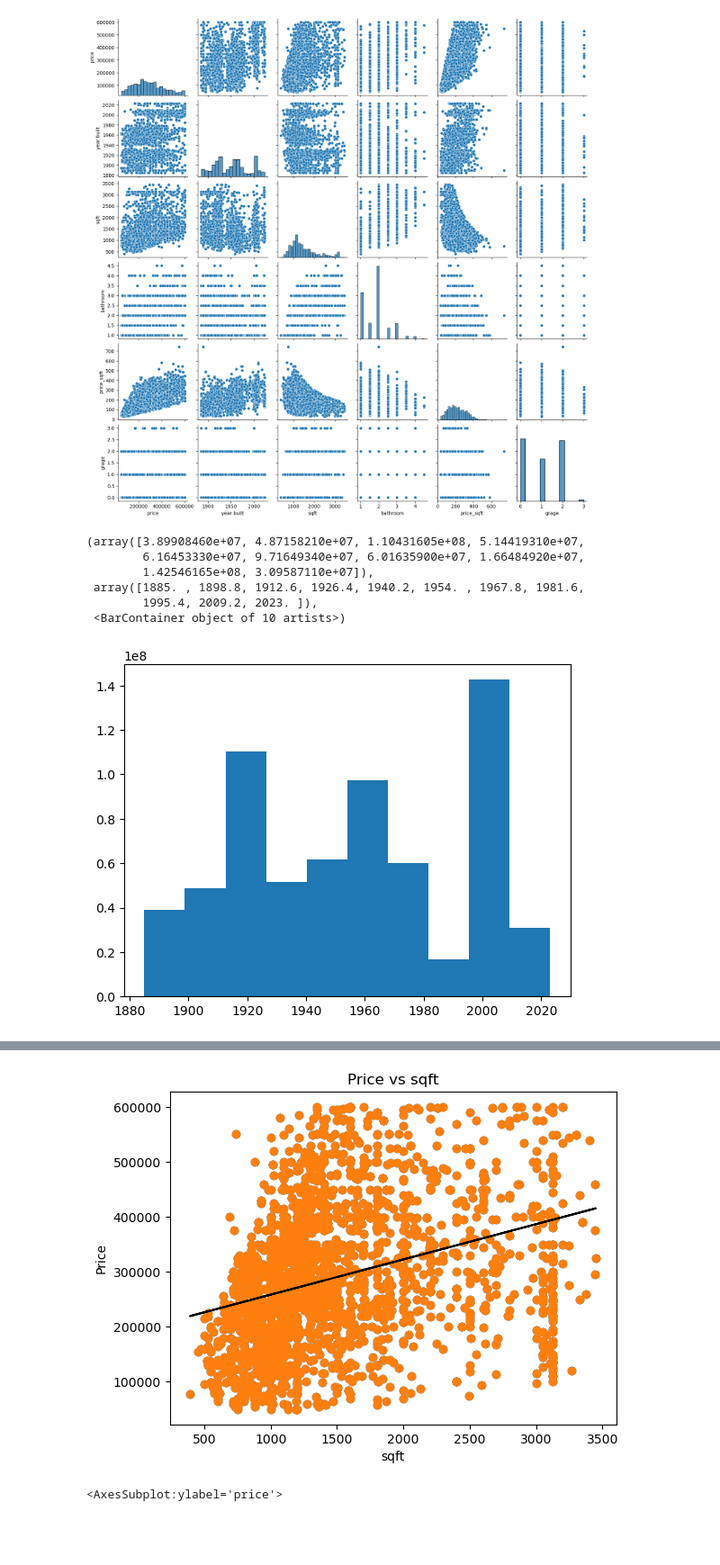
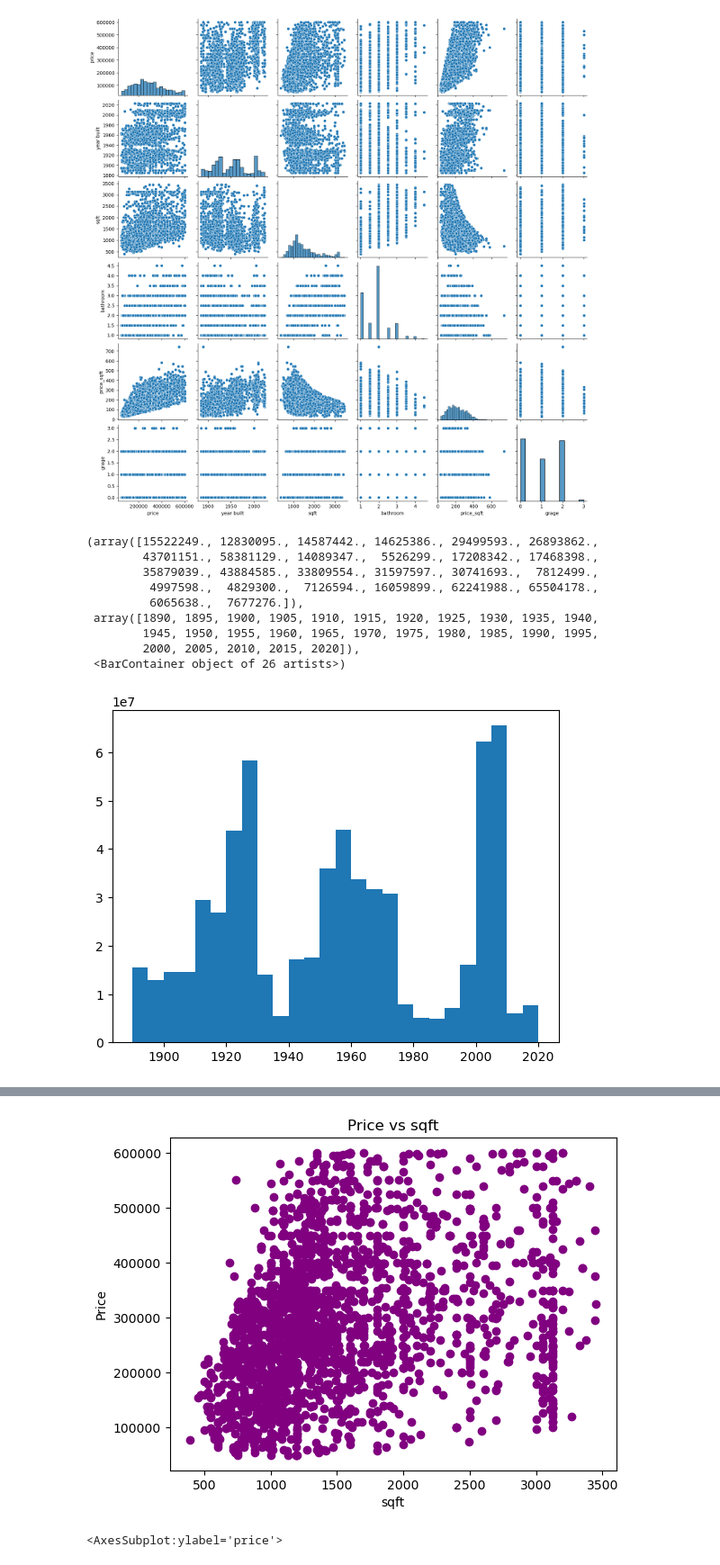
Before and after one commit to yakir0391/Apartments-Predict, a Jupyter notebook: EDA.ipynb, the cells around one changed output, grey strips where cells are left out. Shown at 90% size. Drawn from its saved outputs; the diff is of its cells as text; code cells hidden in the pictures; blank space fills up the shorter version.

```diff
--- a/EDA.ipynb
+++ b/EDA.ipynb
@@ -44,21 +46,20 @@ sns.pairplot(df2[['price','year built' , 'sqft',  'bathroom' ,'price_sqft' ,'gra
 # %%
-#pairplot with the stats that most effect the value
-hist(df2['year built'], weights = df2['price'])
-# plt.hists(df2['year built'],df2['price'])
-# plt.xlabel("Year Built")
-# plt.ylabel("Price")
-# plt.title("Price vs Year Built")
+bins = [1890, 1895, 1900, 1905, 1910, 1915, 1920, 1925, 1930, 1935, 1940,
+        1945, 1950, 1955, 1960, 1965, 1970, 1975, 1980, 1985, 1990, 1995,
+        2000, 2005, 2010, 2015, 2020]
 
-
-# plt.show()
+hist(df2['year built'], weights = df2['price'], bins = bins)
 # %% [output]
-(array([3.89908460e+07, 4.87158210e+07, 1.10431605e+08, 5.14419310e+07,
-        6.16453330e+07, 9.71649340e+07, 6.01635900e+07, 1.66484920e+07,
-        1.42546165e+08, 3.09587110e+07]),
- array([1885. , 1898.8, 1912.6, 1926.4, 1940.2, 1954. , 1967.8, 1981.6,
-        1995.4, 2009.2, 2023. ]),
- <BarContainer object of 10 artists>)
+(array([15522249., 12830095., 14587442., 14625386., 29499593., 26893862.,
+        43701151., 58381129., 14089347.,  5526299., 17208342., 17468398.,
+        35879039., 43884585., 33809554., 31597597., 30741693.,  7812499.,
+         4997598.,  4829300.,  7126594., 16059899., 62241988., 65504178.,
+         6065638.,  7677276.]),
+ array([1890, 1895, 1900, 1905, 1910, 1915, 1920, 1925, 1930, 1935, 1940,
+        1945, 1950, 1955, 1960, 1965, 1970, 1975, 1980, 1985, 1990, 1995,
+        2000, 2005, 2010, 2015, 2020]),
+ <BarContainer object of 26 artists>)
-[figure, old version]
+[figure, new version]
 # %%
 df2['year built'].unique()
 # %% [output]
@@ -79,22 +80,14 @@ array([1885., 1942., 1973., 1925., 1953., 1954., 1914., 1932., 1918.,
        2018., 2015., 1982., 1934., 2012., 1990., 1994., 2020., 2021.,
        1936.])
 # %%
-plt.scatter(df2['sqft'],df2['price'])
+plt.scatter(df2['sqft'],df2['price'], color = 'purple')
 plt.xlabel("sqft")
 plt.ylabel("Price")
 plt.title("Price vs sqft")
 
-plt.scatter(df2['sqft'],df2['price'])
-
-# fitting the mean square line
-m,b = np.polyfit(df2['sqft'], df2['price'], 1)
-
-# plotting the mean square line
-plt.plot(df2['sqft'], m*df2['sqft'] + b, color='black')
-
 plt.show()
 # %% [output]
-[figure, old version]
+[figure, new version]
 # %%
 df2.groupby(['bathroom']).sum().plot(
     kind='pie', y='price', autopct='%1.0f%%')
```
Also changed, not shown: parts of 5 cells of this notebook.
